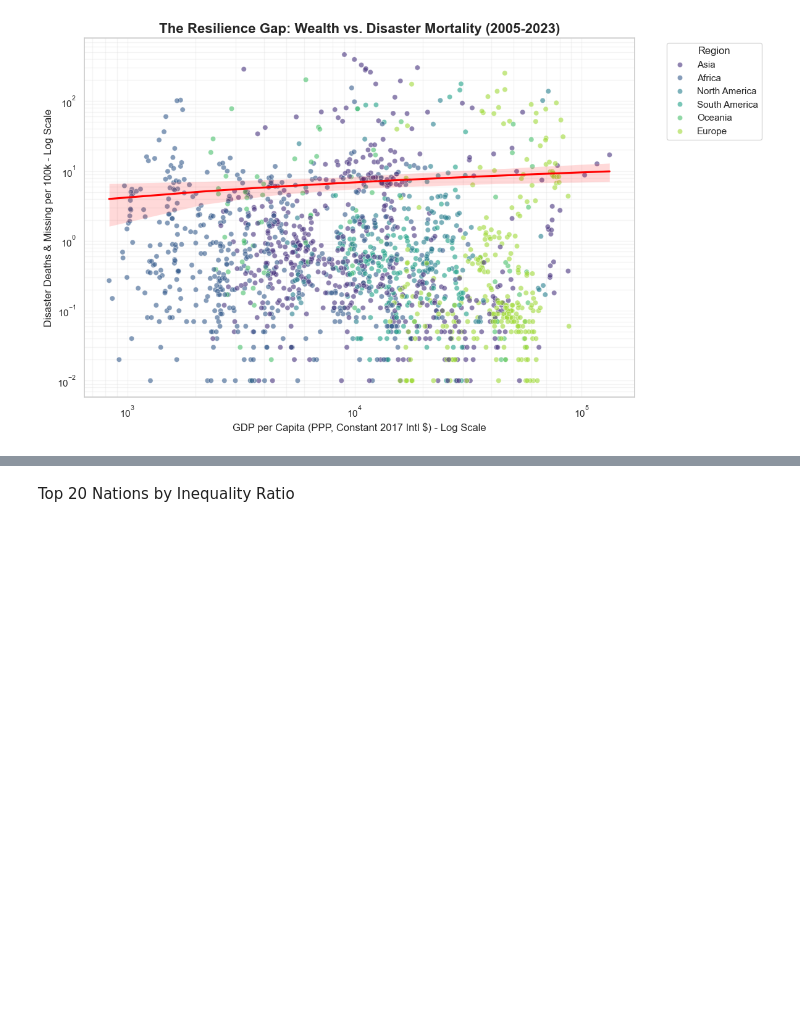
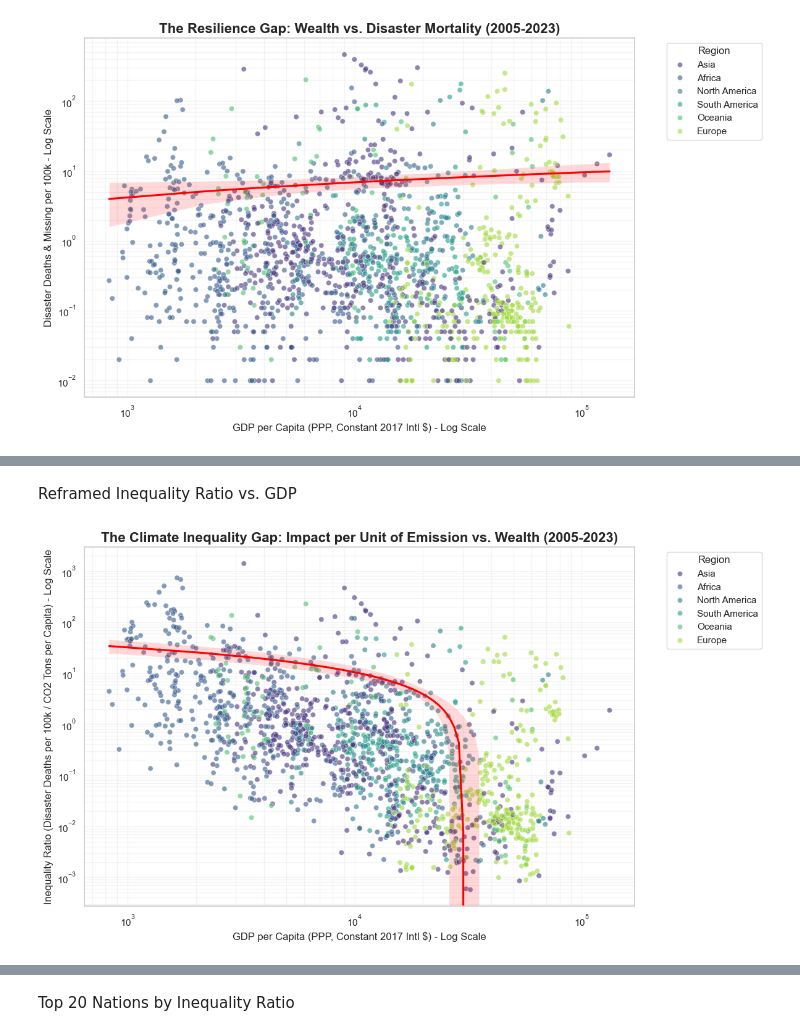
Before and after one commit to COGS108/Group133_WI26, a Jupyter notebook: 03-FinalProject.ipynb, the cells around one changed output, grey strips where cells are left out. Cells and saved outputs as stored; diff of their text form; code cells hidden in the pictures; blank space fills up the shorter version.

Commit message:
added reframed scatter

```diff
--- a/03-FinalProject.ipynb
+++ b/03-FinalProject.ipynb
@@ -319,0 +322,38 @@ plt.show()
+# %% [markdown]
+Reframed Inequality Ratio vs. GDP
+# %%
+plot_df2 = df[df['inequality_ratio'] > 0]
+
+plt.figure(figsize=(12, 7))
+sns.set_theme(style="whitegrid")
+
+sns.scatterplot(
+    data=plot_df2,
+    x='gdp_per_capita_ppp_const',
+    y='inequality_ratio',
+    hue='owid_region',
+    alpha=0.6,
+    palette='viridis'
+)
+
+sns.regplot(
+    data=plot_df2,
+    x='gdp_per_capita_ppp_const',
+    y='inequality_ratio',
+    scatter=False,
+    color='red',
+    logx=True
+)
+
+plt.xscale('log')
+plt.yscale('log')
+plt.title('The Climate Inequality Gap: Impact per Unit of Emission vs. Wealth (2005-2023)', fontsize=16, fontweight='bold')
+plt.xlabel('GDP per Capita (PPP, Constant 2017 Intl $) - Log Scale', fontsize=12)
+plt.ylabel('Inequality Ratio (Disaster Deaths per 100k / CO2 Tons per Capita) - Log Scale', fontsize=12)
+plt.grid(True, which="both", ls="-", alpha=0.2)
+plt.legend(bbox_to_anchor=(1.05, 1), loc='upper left', title='Region')
+plt.tight_layout()
+plt.savefig("results/fig3_inequality_ratio_vs_gdp.png", dpi=150, bbox_inches='tight')
+plt.show()
+# %% [output]
+[figure, added]
```
Also changed, not shown: parts of 4 cells of this notebook, 4 other files.
